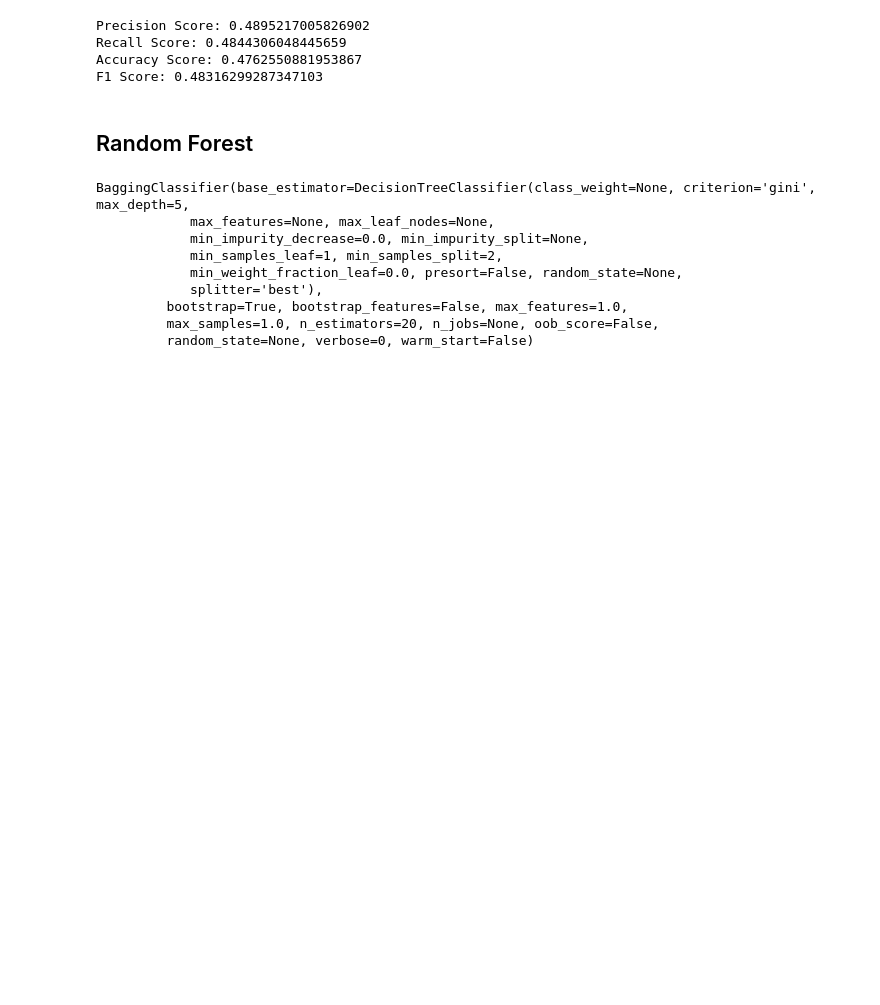
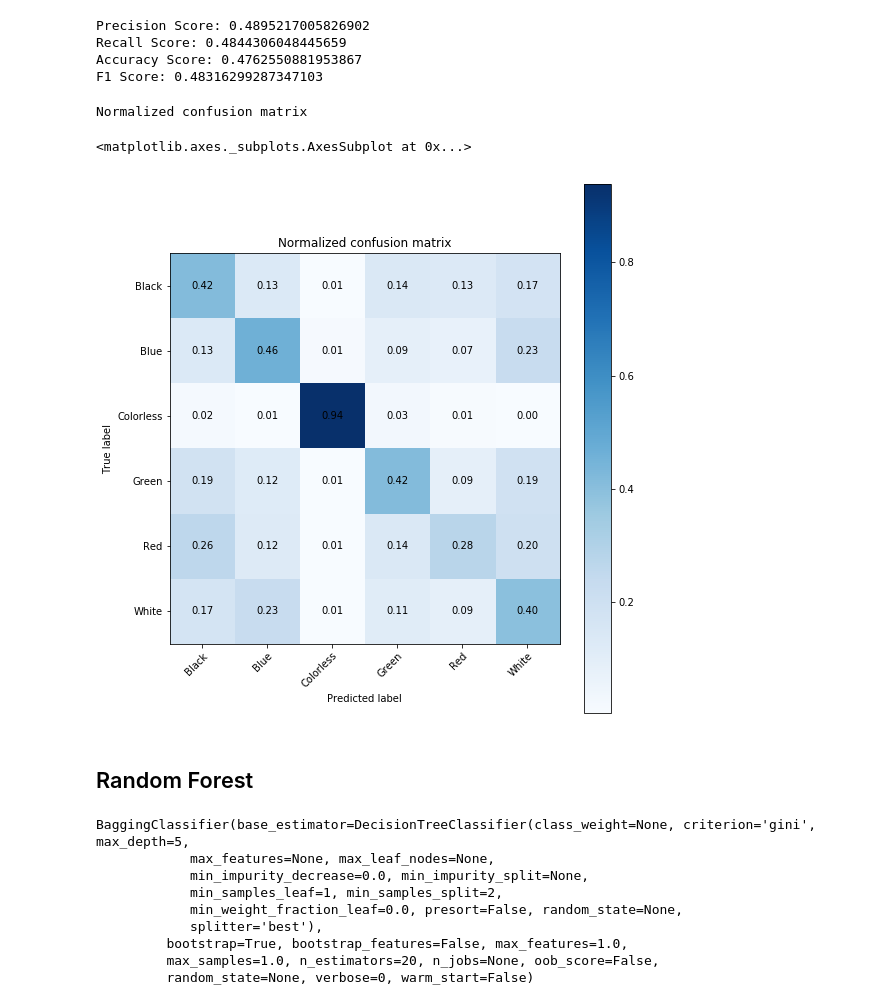
Before and after one commit to Yee-Brian21/MTG-Color-Classifier, a Jupyter notebook: MTG_classifier.ipynb, the cells around one changed output. Drawn from its saved outputs; the diff is of its cells as text; code cells hidden in the pictures; blank space fills up the shorter version.

Commit message:
Better models

```diff
--- a/MTG_classifier.ipynb
+++ b/MTG_classifier.ipynb
@@ -1021,28 +1023,29 @@ Normalized confusion matrix
 ### Grid Search XGBoost
 # %%
 param_grid = {
-    "learning_rate": [0.1*i for i in range(1,11)],
-    'max_depth': list(range(1,6)),
-    'subsample': [0.1*i for i in range(1,11)],
-    'n_estimators': [100],
+    "learning_rate": [0.1],
+    'max_depth': [6],
+    'min_child_weight': [10],
+    'subsample': [0.7],
+    'n_estimators': [5, 30, 100, 250],
 }
 # %%
-# from sklearn.model_selection import GridSearchCV
-# grid_boost1 = GridSearchCV(boost1, param_grid, scoring='accuracy', cv=None, n_jobs=-1)
-# grid_boost1.fit(X_train, y_train)
+from sklearn.model_selection import GridSearchCV
+grid_boost1 = GridSearchCV(boost1, param_grid, scoring='accuracy', cv=None, n_jobs=-1)
+grid_boost1.fit(X_train, y_train)
 
-# best_parameters = grid_boost1.best_params_
+best_parameters = grid_boost1.best_params_
 
-# print("Grid Search found the following optimal parameters: ")
-# for param_name in sorted(best_parameters.keys()):
-#     print("%s: %r" % (param_name, best_parameters[param_name]))
+print("Grid Search found the following optimal parameters: ")
+for param_name in sorted(best_parameters.keys()):
+    print("%s: %r" % (param_name, best_parameters[param_name]))
 
-# training_preds = grid_boost1.predict(X_train)
-# val_preds = grid_boost1.predict(X_test)
-# training_accuracy = accuracy_score(y_train, training_preds)
-# val_accuracy = accuracy_score(y_test, val_preds)
+training_preds = grid_boost1.predict(X_train)
+val_preds = grid_boost1.predict(X_test)
+training_accuracy = accuracy_score(y_train, training_preds)
+val_accuracy = accuracy_score(y_test, val_preds)
 
-# print("")
-# print("Training Accuracy: {:.4}%".format(training_accuracy * 100))
-# print("Validation accuracy: {:.4}%".format(val_accuracy * 100))
+print("")
+print("Training Accuracy: {:.4}%".format(training_accuracy * 100))
+print("Validation accuracy: {:.4}%".format(val_accuracy * 100))
 # %% [output]
@@ -1056,6 +1067,12 @@ Precision Score: 0.4895217005826902
 Recall Score: 0.4844306048445659
 Accuracy Score: 0.4762550881953867
 F1 Score: 0.48316299287347103
+# %%
+plot_confusion_matrix(y_test, grid_boost_pred,normalize=True)
+# %% [output]
+Normalized confusion matrix
+<matplotlib.axes._subplots.AxesSubplot at 0x...>
+[figure, added]
 # %% [markdown]
 ## Random Forest
 # %%
```
Also changed, not shown: parts of 13 cells of this notebook.
